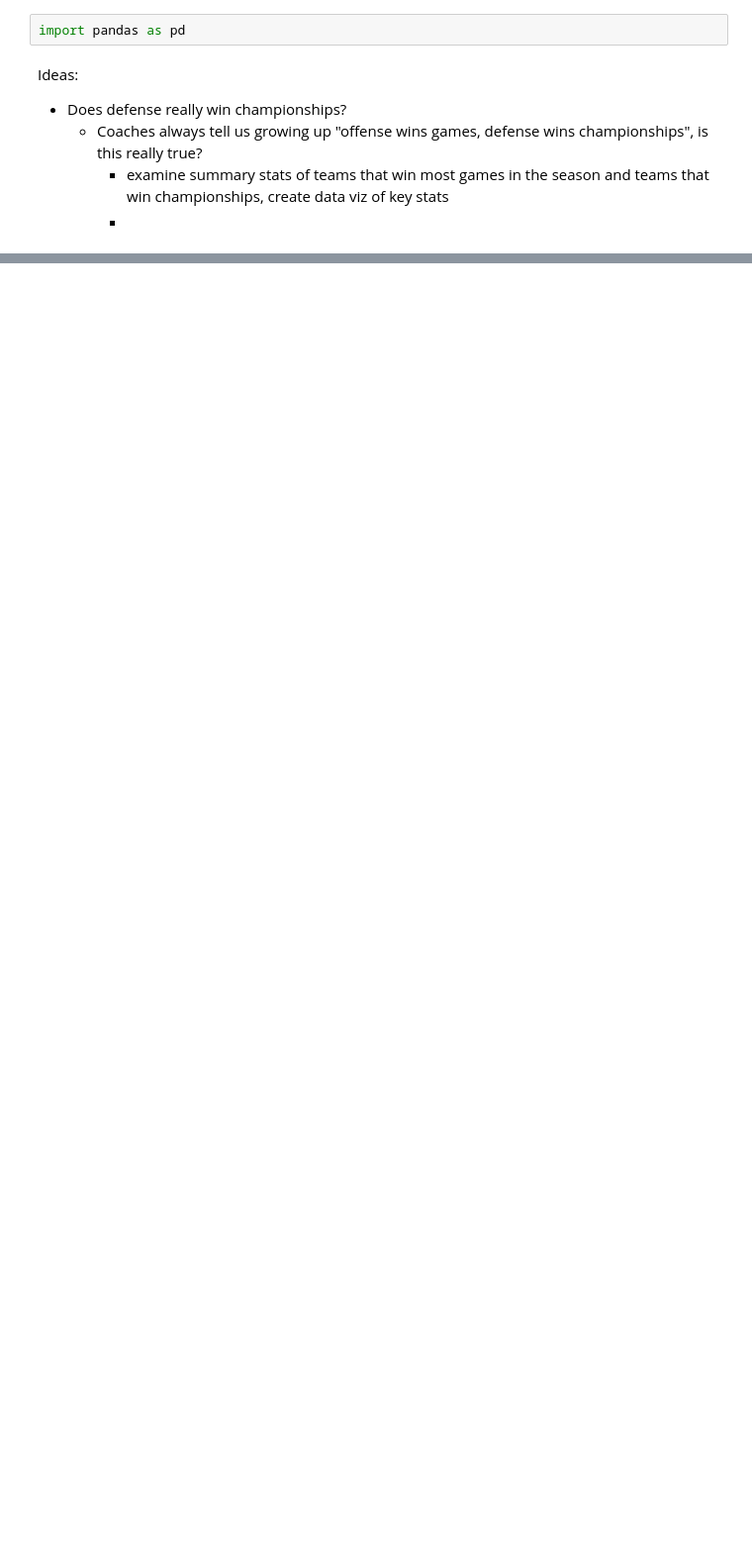
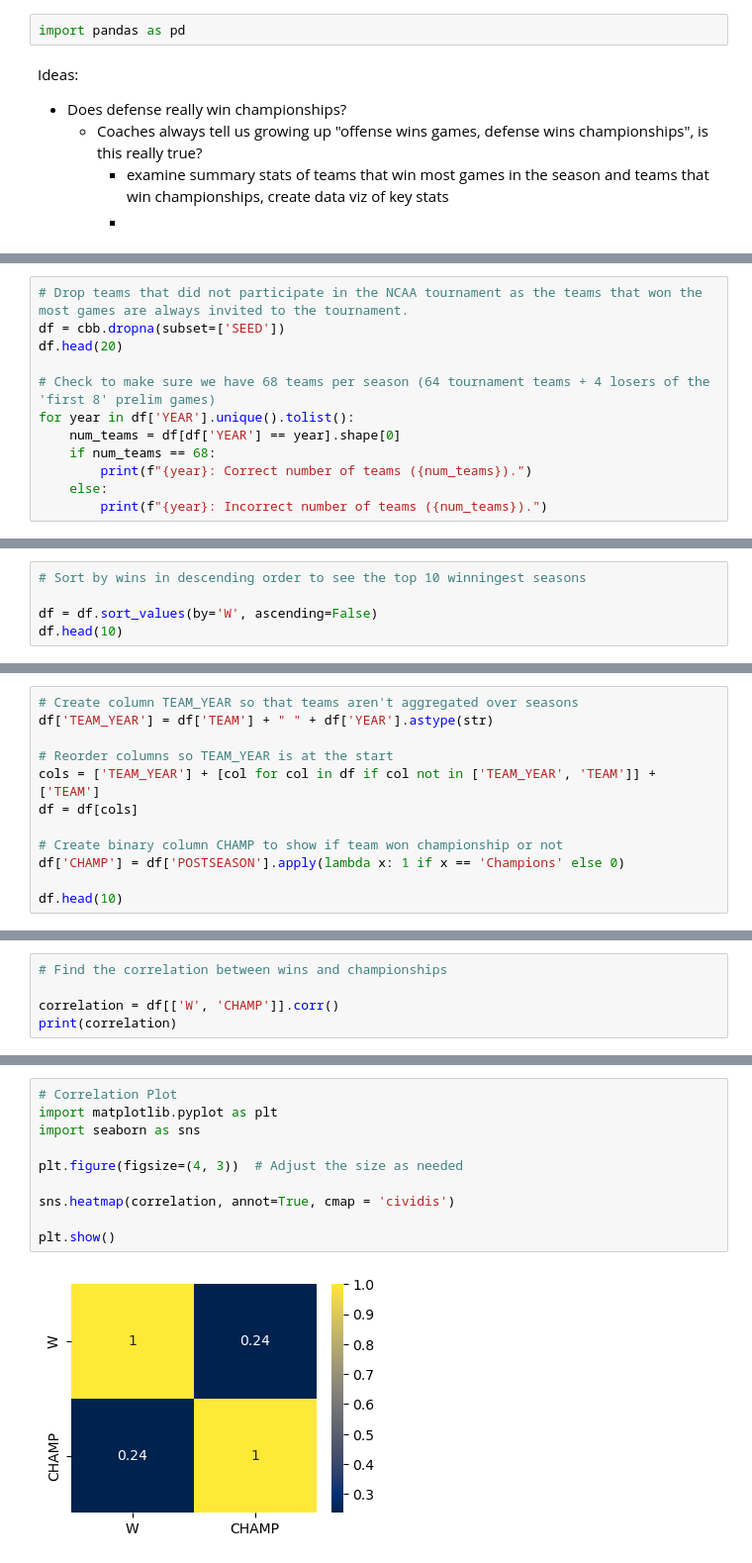
Before and after one commit to jbarns14/does_defense_win_championships, a Jupyter notebook: data_exploration.ipynb, the cells around one changed output, grey strips where cells are left out. Shown at 99% size. Cells and saved outputs as stored; diff of their text form; blank space fills up the shorter version.

```diff
--- a/data_exploration.ipynb
+++ b/data_exploration.ipynb
@@ -47,0 +46,12 @@ cbb[cbb['YEAR'] == 2013]
+# %%
+# Drop teams that did not participate in the NCAA tournament as the teams that won the most games are always invited to the tournament.
+df = cbb.dropna(subset=['SEED'])
+df.head(20)
+
+# Check to make sure we have 68 teams per season (64 tournament teams + 4 losers of the 'first 8' prelim games)
+for year in df['YEAR'].unique().tolist():
+    num_teams = df[df['YEAR'] == year].shape[0]
+    if num_teams == 68:
+        print(f"{year}: Correct number of teams ({num_teams}).")
+    else:
+        print(f"{year}: Incorrect number of teams ({num_teams}).")
@@ -47,0 +69,5 @@ cbb[cbb['YEAR'] == 2013]
+# %%
+# Sort by wins in descending order to see the top 10 winningest seasons
+
+df = df.sort_values(by='W', ascending=False)
+df.head(10)
@@ -47,0 +87,12 @@ cbb[cbb['YEAR'] == 2013]
+# %%
+# Create column TEAM_YEAR so that teams aren't aggregated over seasons
+df['TEAM_YEAR'] = df['TEAM'] + " " + df['YEAR'].astype(str)
+
+# Reorder columns so TEAM_YEAR is at the start
+cols = ['TEAM_YEAR'] + [col for col in df if col not in ['TEAM_YEAR', 'TEAM']] + ['TEAM']
+df = df[cols]
+
+# Create binary column CHAMP to show if team won championship or not
+df['CHAMP'] = df['POSTSEASON'].apply(lambda x: 1 if x == 'Champions' else 0)
+
+df.head(10)
@@ -47,0 +133,5 @@ cbb[cbb['YEAR'] == 2013]
+# %%
+# Find the correlation between wins and championships
+
+correlation = df[['W', 'CHAMP']].corr()
+print(correlation)
@@ -47,0 +142,12 @@ cbb[cbb['YEAR'] == 2013]
+# %%
+# Correlation Plot
+import matplotlib.pyplot as plt
+import seaborn as sns
+
+plt.figure(figsize=(4, 3))  # Adjust the size as needed
+
+sns.heatmap(correlation, annot=True, cmap = 'cividis')
+
+plt.show()
+# %% [output]
+[figure, added]
```
Also changed, not shown: parts of 12 cells of this notebook, 3 other files.
